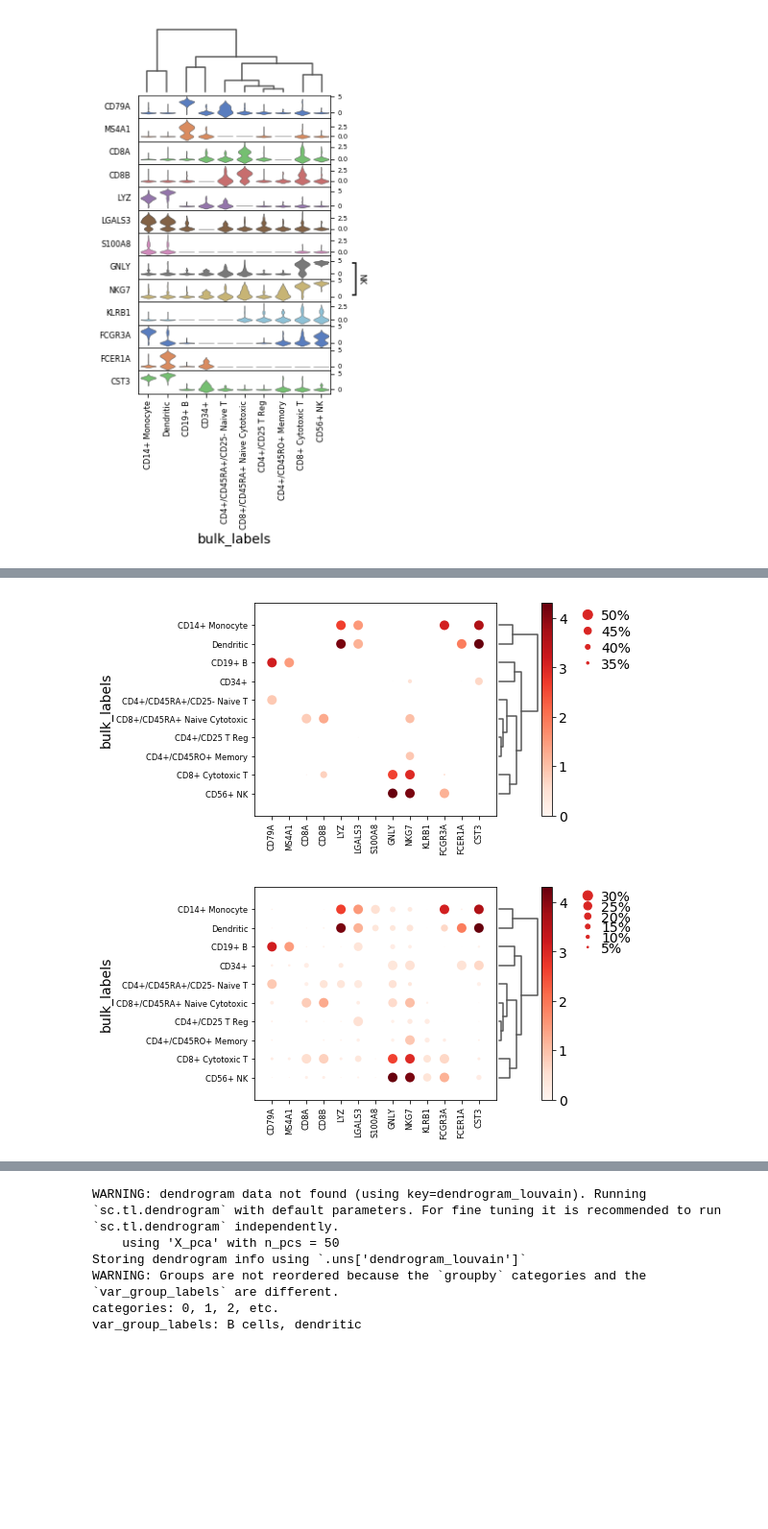
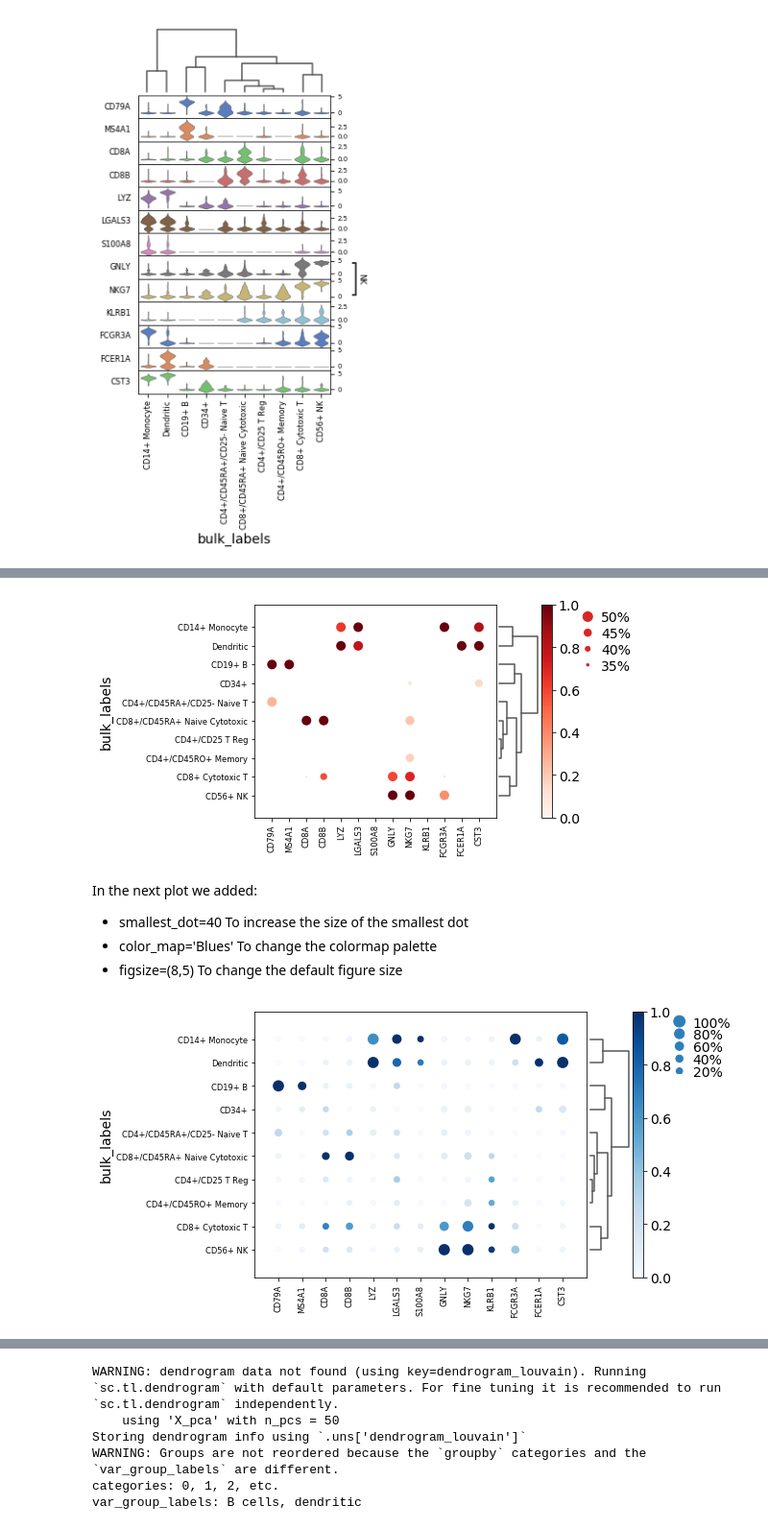
Before and after one commit to scverse/scanpy_usage, a Jupyter notebook: 181126_examples_visualizations/visualization_examples.ipynb, the cells around one changed output, grey strips where cells are left out. Shown at 96% size. Cells and saved outputs as stored; diff of their text form; code cells hidden in the pictures; blank space fills up the shorter version.

```diff
--- a/181126_examples_visualizations/visualization_examples.ipynb
+++ b/181126_examples_visualizations/visualization_examples.ipynb
@@ -63,9 +82,15 @@ var_group_labels: NK
 # %%
-ax = sc.pl.dotplot(pbmc, marker_genes, groupby='bulk_labels',
-                 dendrogram=True, dot_max=0.5, dot_min=0.3)
+ax = sc.pl.dotplot(pbmc, marker_genes, groupby='bulk_labels', dendrogram=True, dot_max=0.5, dot_min=0.3, standard_scale='var')
 # %% [output]
-[figure, old version]
+[figure, new version]
+# %% [markdown]
+In the next plot we added:
+
+* smallest_dot=40 To increase the size of the smallest dot
+* color_map='Blues' To change the colormap palette
+* figsize=(8,5) To change the default figure size
 # %%
-ax = sc.pl.dotplot(pbmc, marker_genes, groupby='bulk_labels', dendrogram=True, dot_max=0.3, dot_min=0)
+ax = sc.pl.dotplot(pbmc, marker_genes, groupby='bulk_labels', dendrogram=True,
+                   standard_scale='var', smallest_dot=40, color_map='Blues', figsize=(8,5))
 # %% [output]
-[figure, old version]
+[figure, new version]
```
Also changed, not shown: parts of 68 cells of this notebook.
